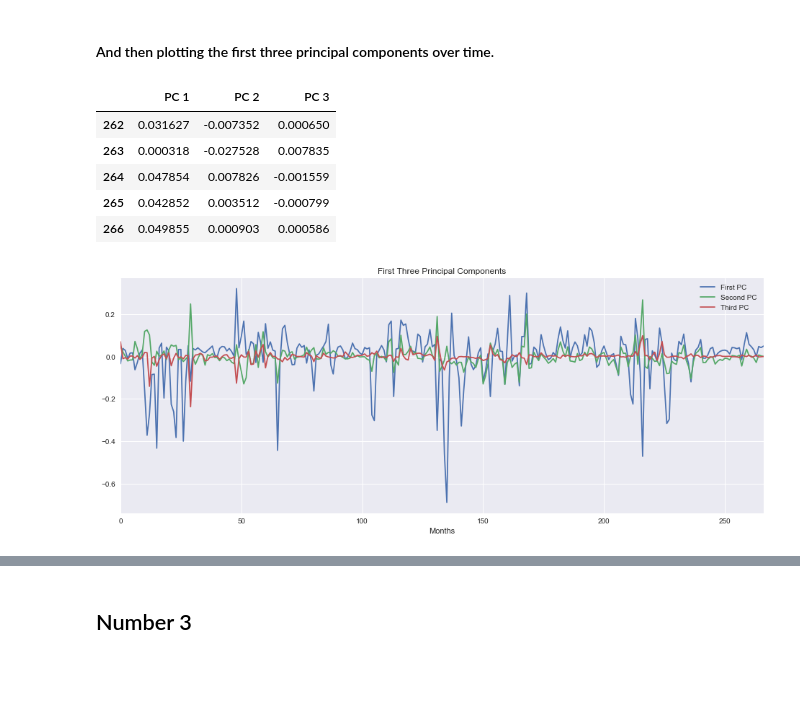
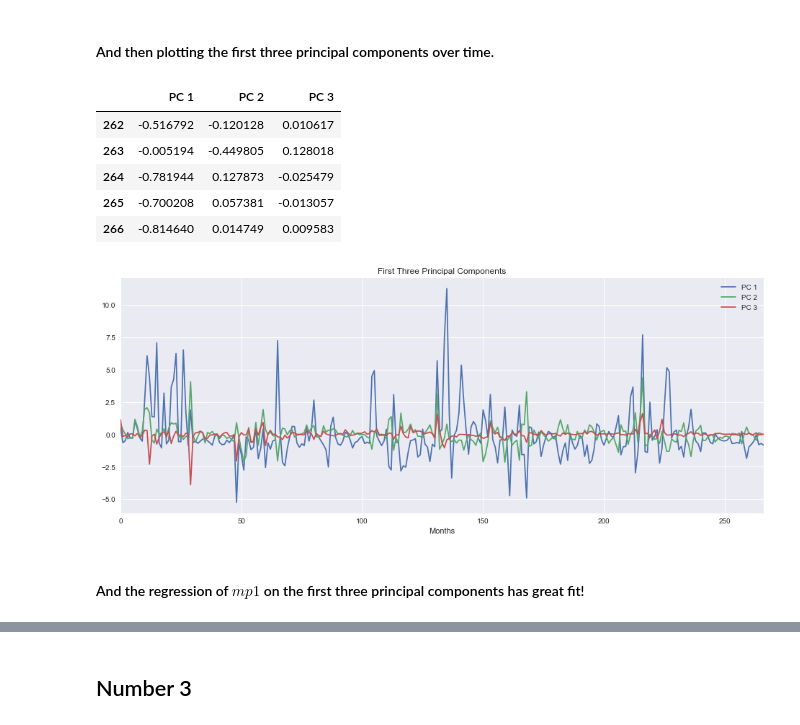
Before and after one commit to stevenzheng1/Econ-616, a Jupyter notebook: HW 5.ipynb, the cells around one changed output, grey strips where cells are left out. Drawn from its saved outputs; the diff is of its cells as text; code cells hidden in the pictures; blank space fills up the shorter version.

```diff
--- a/HW 5.ipynb
+++ b/HW 5.ipynb
@@ -12,7 +18,6 @@ import seaborn as sns; sns.set(style='darkgrid')
 # %%
 data = pd.read_csv('factor_data.csv')
-data = data.loc[~(data[['mp1_tc','ff4_tc','ed2_tc','ed3_tc','ed4_tc']]==0).all(axis=1)]
-data = data.dropna().reset_index(drop=True)
+data = data.loc[~(data[['mp1_tc','ff4_tc','ed2_tc','ed3_tc','ed4_tc']]==0).all(axis=1)].dropna().reset_index(drop=True)
 data.tail()
 # %% [output]
 |  | year | month | mp1_tc | ff4_tc | ed2_tc | ed3_tc | ed4_tc |
@@ -77,0 +54,5 @@ print(XTX)
+# %%
+X = data[['mp1_tc','ff4_tc','ed2_tc','ed3_tc','ed4_tc']]
+X = pd.DataFrame(StandardScaler().fit_transform(X))
+X.columns = ['mp1_tc','ff4_tc','ed2_tc','ed3_tc','ed4_tc']
+X.describe().round(2)
@@ -119,4 +110,7 @@ plt.title('Skree Plot')
 plt.show()
 # %% [output]
 [figure]
+# %%
+eigenvectors = pd.DataFrame(eigenvectors)
+#eigenvectors[0] = -1*eigenvectors[0] make it positive for intepretation and visualization
 # %%
@@ -140,25 +131,29 @@ plt.show()
 # %% [markdown]
 #### And then plotting the first three principal components over time.
 # %%
-projections = pd.DataFrame(np.dot(X,eigenvectors[:,0]))
-projections.columns = ['PC 1']
-projections['PC 2'] = pd.DataFrame(np.dot(X,eigenvectors[:,1]))
-projections['PC 3'] = pd.DataFrame(np.dot(X,eigenvectors[:,2]))
-projections.tail()
+principal_components = pd.DataFrame(np.dot(X,eigenvectors[0]))
+principal_components.columns = ['PC 1']
+principal_components['PC 2'] = pd.DataFrame(np.dot(X,eigenvectors[1]))
+principal_components['PC 3'] = pd.DataFrame(np.dot(X,eigenvectors[2]))
+#principal_components['PC 4'] = pd.DataFrame(np.dot(X,eigenvectors[3]))
+#principal_components['PC 5'] = pd.DataFrame(np.dot(X,eigenvectors[4]))
+principal_components.tail()
 # %% [output]
 |  | PC 1 | PC 2 | PC 3 |
-| 262 | 0.031627 | -0.007352 | 0.000650 |
-| 263 | 0.000318 | -0.027528 | 0.007835 |
-| 264 | 0.047854 | 0.007826 | -0.001559 |
-| 265 | 0.042852 | 0.003512 | -0.000799 |
-| 266 | 0.049855 | 0.000903 | 0.000586 |
+| 262 | -0.516792 | -0.120128 | 0.010617 |
+| 263 | -0.005194 | -0.449805 | 0.128018 |
+| 264 | -0.781944 | 0.127873 | -0.025479 |
+| 265 | -0.700208 | 0.057381 | -0.013057 |
+| 266 | -0.814640 | 0.014749 | 0.009583 |
 # %%
-ax = projections.plot(figsize=(16,6))
+ax = principal_components.plot(figsize=(16,6))
 lines, labels = ax.get_legend_handles_labels()
-labels = ['First PC', 'Second PC', 'Third PC']
+labels = principal_components.columns
 ax.legend(lines, labels, loc='best')
 plt.title('First Three Principal Components')
 plt.xlabel('Months')
 plt.show()
 # %% [output]
-[figure, old version]
+[figure, new version]
+# %% [markdown]
+#### And the regression of $mp1$ on the first three principal components has great fit!
```
Also changed, not shown: parts of 49 cells of this notebook.
